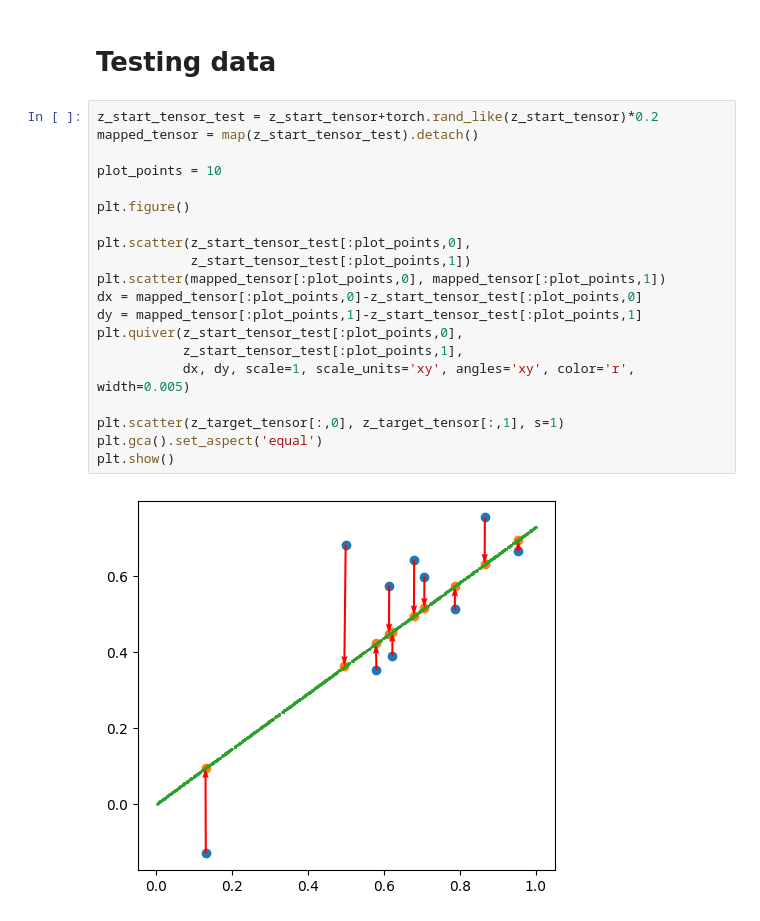
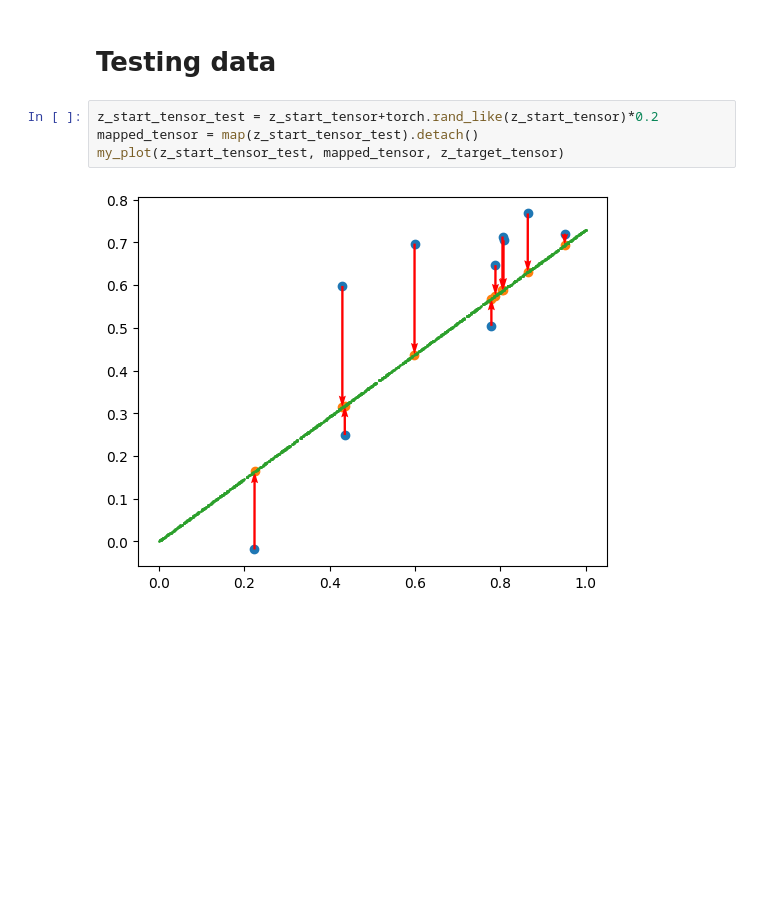
Before and after one commit to rcpaffenroth/iterativennsimple, a Jupyter notebook: notebooks/2-rcp-seqential-2D-problems.ipynb, the cells around one changed output. Cells and saved outputs as stored; diff of their text form; blank space fills up the shorter version.

```diff
--- a/notebooks/2-rcp-seqential-2D-problems.ipynb
+++ b/notebooks/2-rcp-seqential-2D-problems.ipynb
@@ -119,24 +106,8 @@ plt.show()
 # %% [markdown]
 # Testing data
-# %%
-z_start_tensor_test = z_start_tensor+torch.rand_like(z_start_tensor)*0.2
-mapped_tensor = map(z_start_tensor_test).detach()
-
-plot_points = 10
-
-plt.figure()
-
-plt.scatter(z_start_tensor_test[:plot_points,0],
-            z_start_tensor_test[:plot_points,1])
-plt.scatter(mapped_tensor[:plot_points,0], mapped_tensor[:plot_points,1])
-dx = mapped_tensor[:plot_points,0]-z_start_tensor_test[:plot_points,0]
-dy = mapped_tensor[:plot_points,1]-z_start_tensor_test[:plot_points,1]
-plt.quiver(z_start_tensor_test[:plot_points,0],
-           z_start_tensor_test[:plot_points,1],
-           dx, dy, scale=1, scale_units='xy', angles='xy', color='r', width=0.005)
-
-plt.scatter(z_target_tensor[:,0], z_target_tensor[:,1], s=1)
-plt.gca().set_aspect('equal')
-plt.show()
-# %% [output]
-[figure, removed]
+# %%
+z_start_tensor_test = z_start_tensor+torch.rand_like(z_start_tensor)*0.2
+mapped_tensor = map(z_start_tensor_test).detach()
+my_plot(z_start_tensor_test, mapped_tensor, z_target_tensor)
+# %% [output]
+[figure, added]
```
Also changed, not shown: parts of 3 cells of this notebook.
